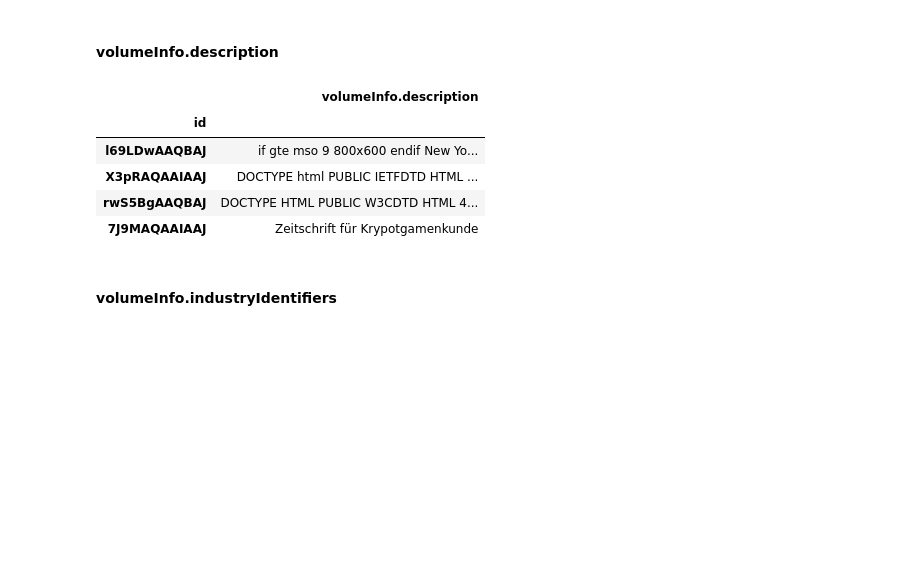
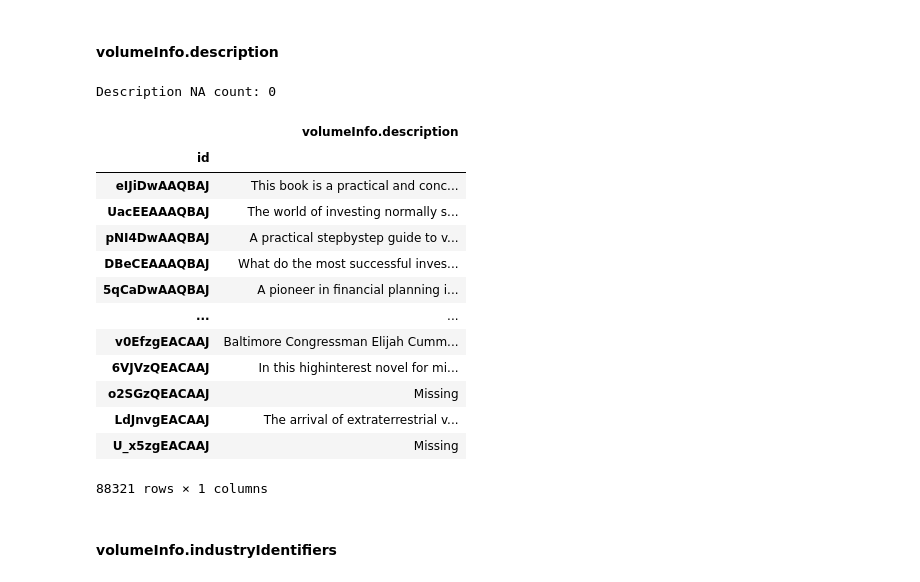
Before and after one commit to hilarylimyuxuan/Book-Recommendation-System, a Jupyter notebook: Book Recommendation System - Google Book.ipynb, the cells around one changed output. Drawn from its saved outputs; the diff is of its cells as text; code cells hidden in the pictures; blank space fills up the shorter version.

```diff
--- a/Book Recommendation System - Google Book.ipynb
+++ b/Book Recommendation System - Google Book.ipynb
@@ -492,7 +492,7 @@ date_df['volumeInfo.publishedDate'] = date_df['volumeInfo.publishedDate'].str[:4
 date_df['volumeInfo.publishedYear'] = pd.to_numeric(date_df['volumeInfo.publishedDate'], errors='coerce')
 
 # convert to NaN if year < 1500 and year > 2022
-date_df['volumeInfo.publishedYear'] = np.where(((date_df['volumeInfo.publishedYear'] < 1500) & (date_df['volumeInfo.publishedYear'] > 2022)), np.nan, date_df['volumeInfo.publishedYear'])
+date_df['volumeInfo.publishedYear'] = np.where(((date_df['volumeInfo.publishedYear'] < 1500) | (date_df['volumeInfo.publishedYear'] > 2022)), np.nan, date_df['volumeInfo.publishedYear'])
 
 # fill na published year with median
 date_df['volumeInfo.publishedYear'].fillna(date_df['volumeInfo.publishedYear'].median(), inplace = True)
@@ -570,30 +548,39 @@ Subtitle NA count: 0
 # %% [markdown]
 #### volumeInfo.description
 # %%
-from bs4 import BeautifulSoup
-
 des_df = book_df[['volumeInfo.description']].copy()
 
 # fill NA with missing
 des_df['volumeInfo.description'].fillna("Missing", inplace = True)
-
-# des_df['HTML_txt'] = des_df['volumeInfo.description'].apply(lambda x: BeautifulSoup(x['volumeInfo.description']).get_text().replace('\n',' '))
 
 # decode the string
 des_df['volumeInfo.description'] = des_df['volumeInfo.description'].apply(lambda x: html.unescape(x))
 
 # remove special characters except space from string
 des_df['volumeInfo.description'] = des_df['volumeInfo.description'].str.replace('[^\w\s]', '')
-
-# checking
-display(des_df.loc[['l69LDwAAQBAJ', 'X3pRAQAAIAAJ', 'rwS5BgAAQBAJ', '7J9MAQAAIAAJ']])
-# %% [output]
-|  | volumeInfo.description |
-| id |  |
-| l69LDwAAQBAJ | if gte mso 9 800x600 endif New Yo... |
-| X3pRAQAAIAAJ | DOCTYPE html PUBLIC IETFDTD HTML ... |
-| rwS5BgAAQBAJ | DOCTYPE HTML PUBLIC W3CDTD HTML 4... |
-| 7J9MAQAAIAAJ | Zeitschrift für Krypotgamenkunde |
+# %%
+# replace the description column in book_df by using the cleaned one
+book_df['volumeInfo.description'] = des_df['volumeInfo.description']
+
+print("Description NA count:", book_df['volumeInfo.description'].isna().sum())
+
+display(book_df[['volumeInfo.description']])
+# %% [output]
+Description NA count: 0
+|  | volumeInfo.description |
+| id |  |
+| eIJiDwAAQBAJ | This book is a practical and conc... |
+| UacEEAAAQBAJ | The world of investing normally s... |
+| pNI4DwAAQBAJ | A practical stepbystep guide to v... |
+| DBeCEAAAQBAJ | What do the most successful inves... |
+| 5qCaDwAAQBAJ | A pioneer in financial planning i... |
+| ... | ... |
+| v0EfzgEACAAJ | Baltimore Congressman Elijah Cumm... |
+| 6VJVzQEACAAJ | In this highinterest novel for mi... |
+| o2SGzQEACAAJ | Missing |
+| LdJnvgEACAAJ | The arrival of extraterrestrial v... |
+| U_x5zgEACAAJ | Missing |
+88321 rows × 1 columns
 # %% [markdown]
 #### volumeInfo.industryIdentifiers
 # %%
```
Also changed, not shown: parts of 5 cells of this notebook.
